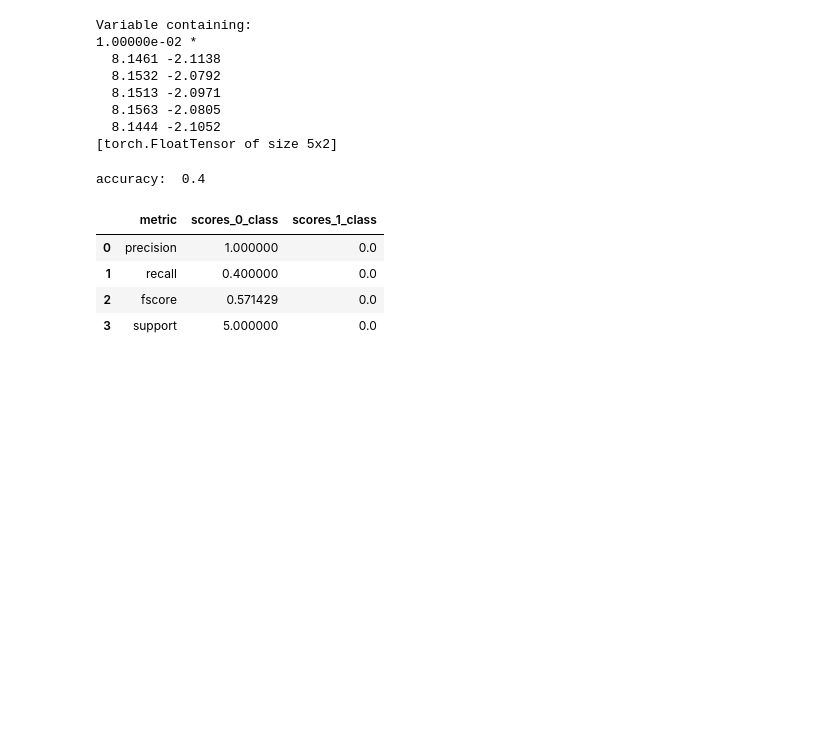
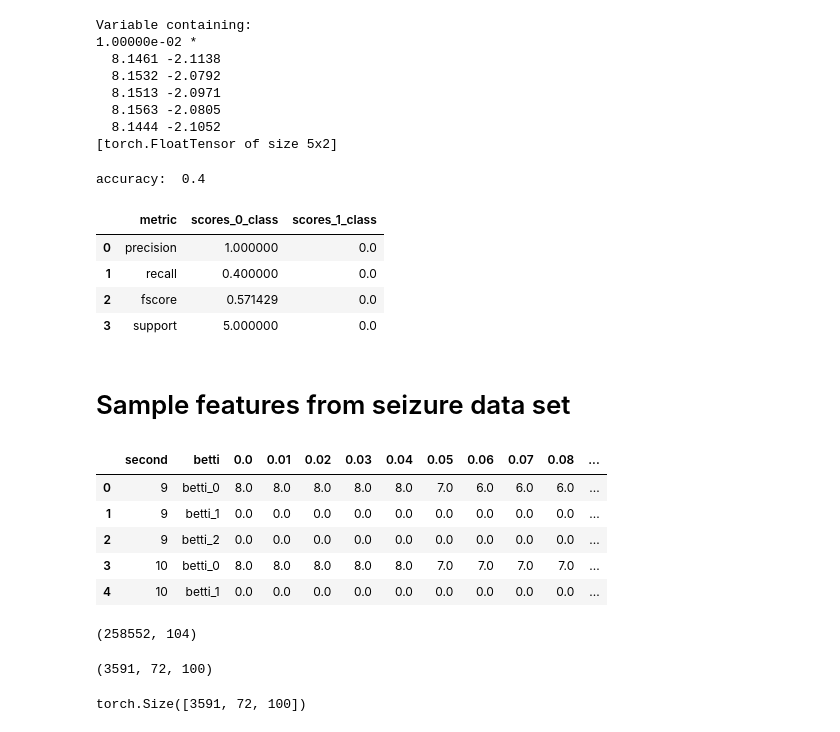
Before and after one commit to QuasiCoherentLabs/seizure_tda, a Jupyter notebook: cnn_prototype.ipynb, the cells around one changed output. Drawn from its saved outputs; the diff is of its cells as text; code cells hidden in the pictures; blank space fills up the shorter version.

Commit message:
added cnn prototype with sample of real homology data

```diff
--- a/cnn_prototype.ipynb
+++ b/cnn_prototype.ipynb
@@ -547,3 +547,18 @@ accuracy:  0.4
 | 1 | recall | 0.400000 | 0.0 |
 | 2 | fscore | 0.571429 | 0.0 |
 | 3 | support | 5.000000 | 0.0 |
+# %% [markdown]
+# Sample features from seizure data set
+# %%
+seizure_features = pd.read_csv('/Users/eric.bunch/seizure_homology_cnn_features_sample_12_27.csv')
+# %%
+seizure_features.head()
+seizure_features.shape
+# %% [output]
+|  | second | betti | 0.0 | 0.01 | 0.02 | 0.03 | 0.04 | 0.05 | 0.06 | 0.07 | 0.08 | ... |
+| 0 | 9 | betti_0 | 8.0 | 8.0 | 8.0 | 8.0 | 8.0 | 7.0 | 6.0 | 6.0 | 6.0 | ... |
+| 1 | 9 | betti_1 | 0.0 | 0.0 | 0.0 | 0.0 | 0.0 | 0.0 | 0.0 | 0.0 | 0.0 | ... |
+| 2 | 9 | betti_2 | 0.0 | 0.0 | 0.0 | 0.0 | 0.0 | 0.0 | 0.0 | 0.0 | 0.0 | ... |
+| 3 | 10 | betti_0 | 8.0 | 8.0 | 8.0 | 8.0 | 8.0 | 7.0 | 7.0 | 7.0 | 7.0 | ... |
+| 4 | 10 | betti_1 | 0.0 | 0.0 | 0.0 | 0.0 | 0.0 | 0.0 | 0.0 | 0.0 | 0.0 | ... |
+(258552, 104)
@@ -549,0 +572,4 @@ accuracy:  0.4
+# %%
+seizure_inputs.shape
+# %% [output]
+(3591, 72, 100)
@@ -549,0 +578,4 @@ accuracy:  0.4
+# %%
+seizure_in_torch.shape
+# %% [output]
+torch.Size([3591, 72, 100])
```
Also changed, not shown: parts of 30 cells of this notebook, 1 other file.
